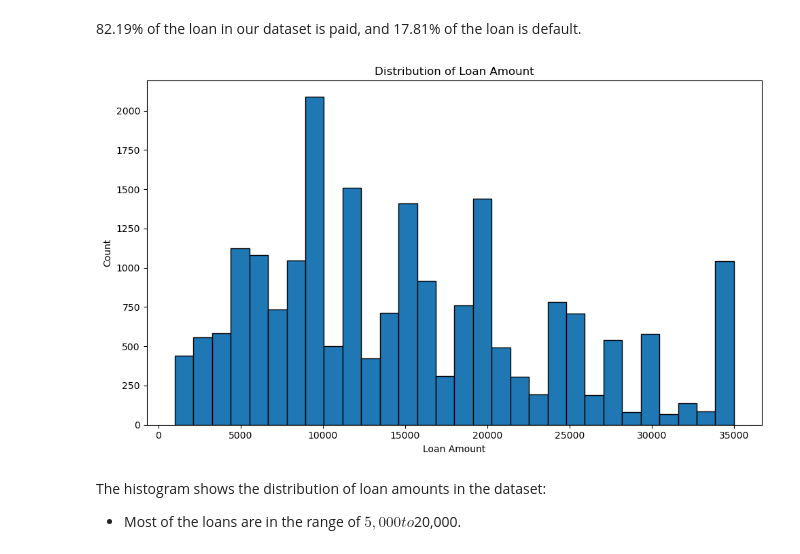
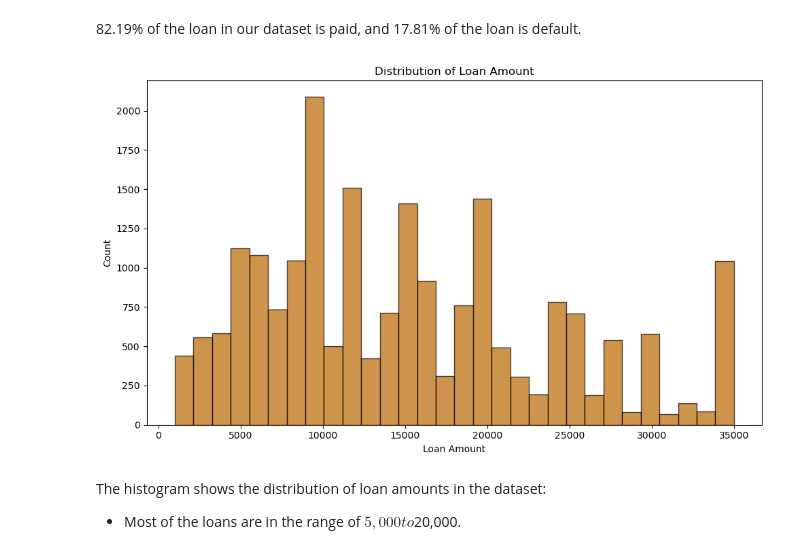
Before and after one commit to rachellliao/loan-default-prediction, a Jupyter notebook: 2. EDA.ipynb, the cells around one changed output. Drawn from its saved outputs; the diff is of its cells as text; code cells hidden in the pictures.

```diff
--- a/2. EDA.ipynb
+++ b/2. EDA.ipynb
@@ -217,14 +225,15 @@ plt.show()
 # %%
 # Plot a histogram for the 'loan_amnt' column
 plt.figure(figsize=(10, 6))
-plt.hist(df_modified['loan_amnt'], bins=30, edgecolor='black')
+colors = ['#ba6700']
+plt.hist(df_modified['loan_amnt'], bins=30, edgecolor='black', color=colors[0], alpha=0.7)
 plt.xlabel('Loan Amount')
 plt.ylabel('Count')
 plt.title('Distribution of Loan Amount')
 plt.tight_layout()
 plt.show()
 # %% [output]
-[figure, old version]
+[figure, new version]
 # %% [markdown]
 The histogram shows the distribution of loan amounts in the dataset:
 - Most of the loans are in the range of $5,000 to $20,000.
```
Also changed, not shown: parts of 7 cells of this notebook.
